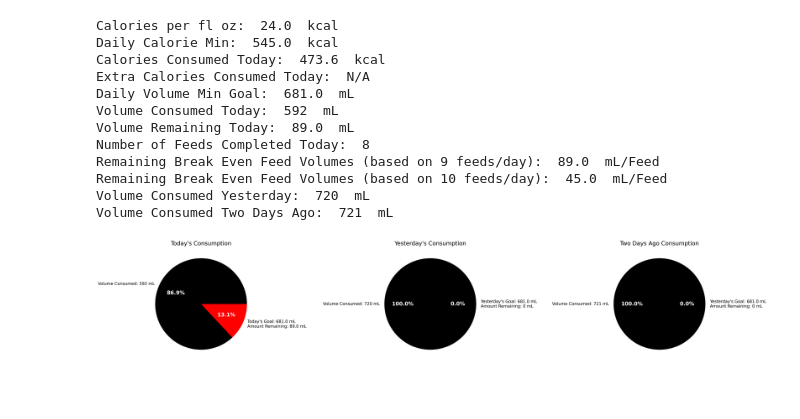
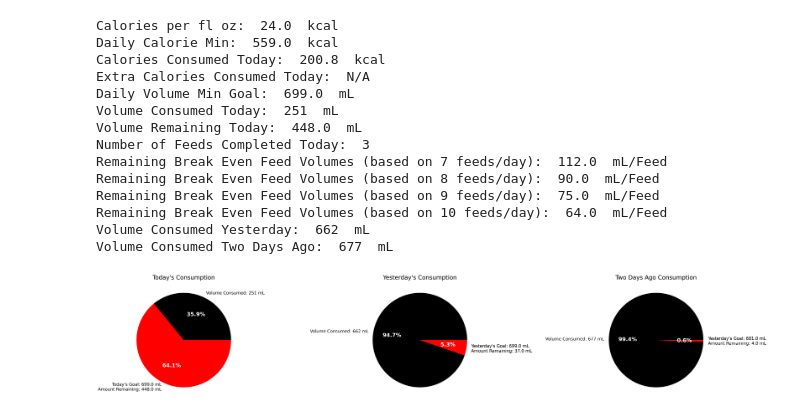
Before and after one commit to Juniper82/Theos-Feeding, a Jupyter notebook: Theo_Feeds_New.ipynb, the cells around one changed output. Drawn from its saved outputs; the diff is of its cells as text; code cells hidden in the pictures; blank space fills up the shorter version.

```diff
--- a/Theo_Feeds_New.ipynb
+++ b/Theo_Feeds_New.ipynb
@@ -150,6 +150,8 @@ print("Number of Feeds Completed Today: ",numFeedsToday)
 #     minFeedVolReman9 = 0
 #     minFeedVolReman10 = 0
 
+if remainingFood !=0 and numFeedsToday < 7:
+    print("Remaining Break Even Feed Volumes (based on 7 feeds/day): ",np.ceil(remainingFood/(7-numFeedsToday))," mL/Feed")
 if remainingFood != 0 and numFeedsToday < 8:
     print("Remaining Break Even Feed Volumes (based on 8 feeds/day): ",np.ceil(remainingFood/(8-numFeedsToday))," mL/Feed")
 if remainingFood != 0 and numFeedsToday < 9:
@@ -182,44 +184,46 @@ twoDaysAgoConsum = twoDaysAgoDat['Daily Volume']
 twoDaysAgoGoal = twoDaysAgoDat['Daily Volume Goal']
 if twoDaysAgoConsum >= twoDaysAgoGoal:
        twoDaysAgoRemanFood = 0
 else:
     twoDaysAgoRemanFood = twoDaysAgoGoal-twoDaysAgoConsum
 twoDaysAgoData=[twoDaysAgoConsum , twoDaysAgoRemanFood]
 twoDaysAgoLabels = ['Volume Consumed: '+str(twoDaysAgoConsum)+' mL',"Yesterday's Goal: "+str(twoDaysAgoGoal)+' mL\nAmount Remaining: '+str(twoDaysAgoRemanFood)+' mL']
 print("Volume Consumed Two Days Ago: ",twoDaysAgoConsum," mL\n\n")
 # define colors to use
 colors = ['0','r']
 
 # Setup the Plot
 fig3, (ax1, ax2, ax3) = plt.subplots(1,3,figsize=(45,8))
 _, _, autotexts=ax1.pie(todaysData, labels=todaysLabels, colors=colors, autopct='%.1f%%',textprops={'fontsize': 16})
 plt.setp(autotexts, **{'color':'white', 'weight':'bold', 'fontsize':20})
 ax1.set_title("Today's Consumption", fontdict={'fontsize': 22})
 _, _, autotexts=ax2.pie(yesterdaysData, labels=yesterdaysLabels, colors=colors, autopct='%.1f%%',textprops={'fontsize': 16})
 plt.setp(autotexts, **{'color':'white', 'weight':'bold', 'fontsize':20})
 ax2.set_title("Yesterday's Consumption", fontdict={'fontsize': 22})
 
 _, _, autotexts=ax3.pie(twoDaysAgoData, labels=twoDaysAgoLabels, colors=colors, autopct='%.1f%%',textprops={'fontsize': 16})
 plt.setp(autotexts, **{'color':'white', 'weight':'bold', 'fontsize':20})
 ax3.set_title("Two Days Ago Consumption", fontdict={'fontsize': 22})
 
 # for autotext in autotexts:
 #     autotext.set_color('white')
 plt.show()
 # %% [output]
 Calories per fl oz:  24.0  kcal
-Daily Calorie Min:  545.0  kcal
-Calories Consumed Today:  473.6  kcal
+Daily Calorie Min:  559.0  kcal
+Calories Consumed Today:  200.8  kcal
 Extra Calories Consumed Today:  N/A
-Daily Volume Min Goal:  681.0  mL
-Volume Consumed Today:  592  mL
-Volume Remaining Today:  89.0  mL
-Number of Feeds Completed Today:  8
-Remaining Break Even Feed Volumes (based on 9 feeds/day):  89.0  mL/Feed
-Remaining Break Even Feed Volumes (based on 10 feeds/day):  45.0  mL/Feed
-Volume Consumed Yesterday:  720  mL
-Volume Consumed Two Days Ago:  721  mL
+Daily Volume Min Goal:  699.0  mL
+Volume Consumed Today:  251  mL
+Volume Remaining Today:  448.0  mL
+Number of Feeds Completed Today:  3
+Remaining Break Even Feed Volumes (based on 7 feeds/day):  112.0  mL/Feed
+Remaining Break Even Feed Volumes (based on 8 feeds/day):  90.0  mL/Feed
+Remaining Break Even Feed Volumes (based on 9 feeds/day):  75.0  mL/Feed
+Remaining Break Even Feed Volumes (based on 10 feeds/day):  64.0  mL/Feed
+Volume Consumed Yesterday:  662  mL
+Volume Consumed Two Days Ago:  677  mL
-[figure, old version]
+[figure, new version]
 # %%
 # Convert a single specific notebook
 notebook_filename = "Theo_Feeds_New.ipynb"
```
Also changed, not shown: parts of 3 cells of this notebook, 1 other file.
